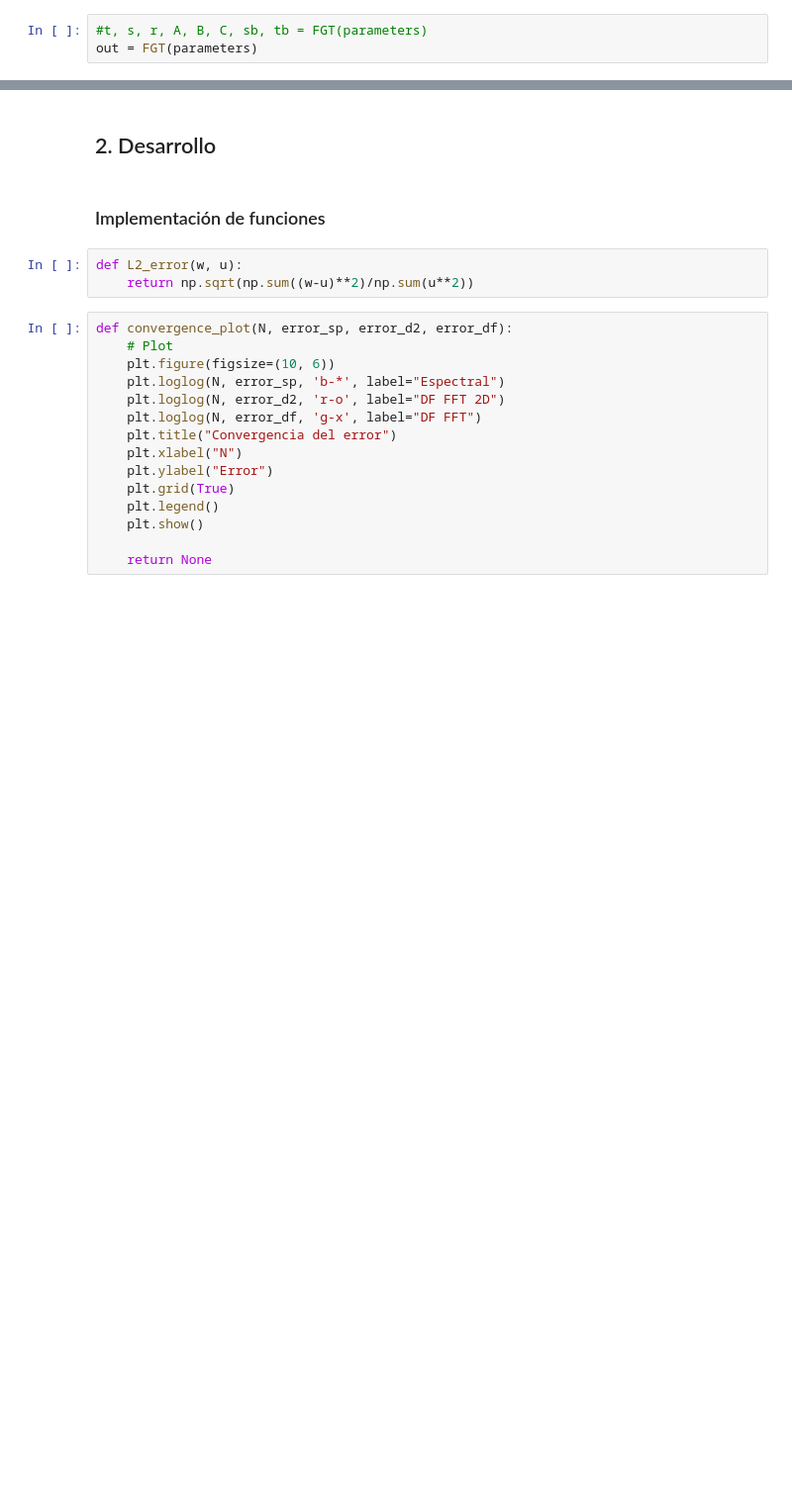
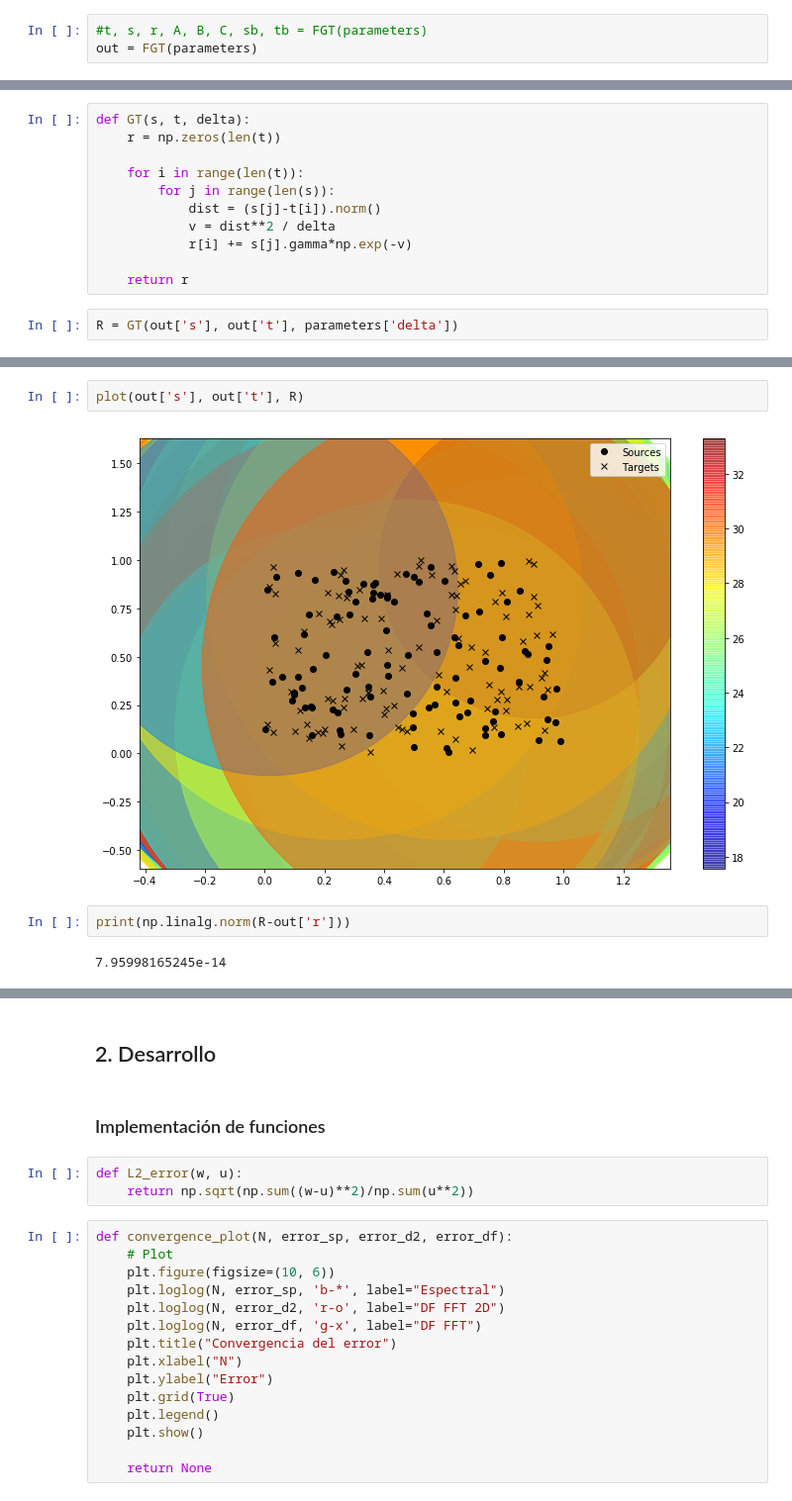
Before and after one commit to dsanmartin/IPM407-PJ, a Jupyter notebook: 3/proyecto3.ipynb, the cells around one changed output, grey strips where cells are left out. Shown at 99% size. Drawn from its saved outputs; the diff is of its cells as text; blank space fills up the shorter version.

```diff
--- a/3/proyecto3.ipynb
+++ b/3/proyecto3.ipynb
@@ -725,3 +723,16 @@ TypeError: scatter_plot() missing 1 required positional argument: 'r'
+# %%
+def GT(s, t, delta):
+    r = np.zeros(len(t))
+
+    for i in range(len(t)):
+        for j in range(len(s)):
+            dist = (s[j]-t[i]).norm()
+            v = dist**2 / delta
+            r[i] += s[j].gamma*np.exp(-v)
+
+    return r
+# %%
+R = GT(out['s'], out['t'], parameters['delta'])
 # %%
 plot(out['s'], out['t'], out['r'])
 # %% [output]
@@ -728,0 +740,8 @@ plot(out['s'], out['t'], out['r'])
+# %%
+plot(out['s'], out['t'], R)
+# %% [output]
+[figure, added]
+# %%
+print(np.linalg.norm(R-out['r']))
+# %% [output]
+7.95998165245e-14
```
Also changed, not shown: parts of 11 cells of this notebook, 1 other file.
